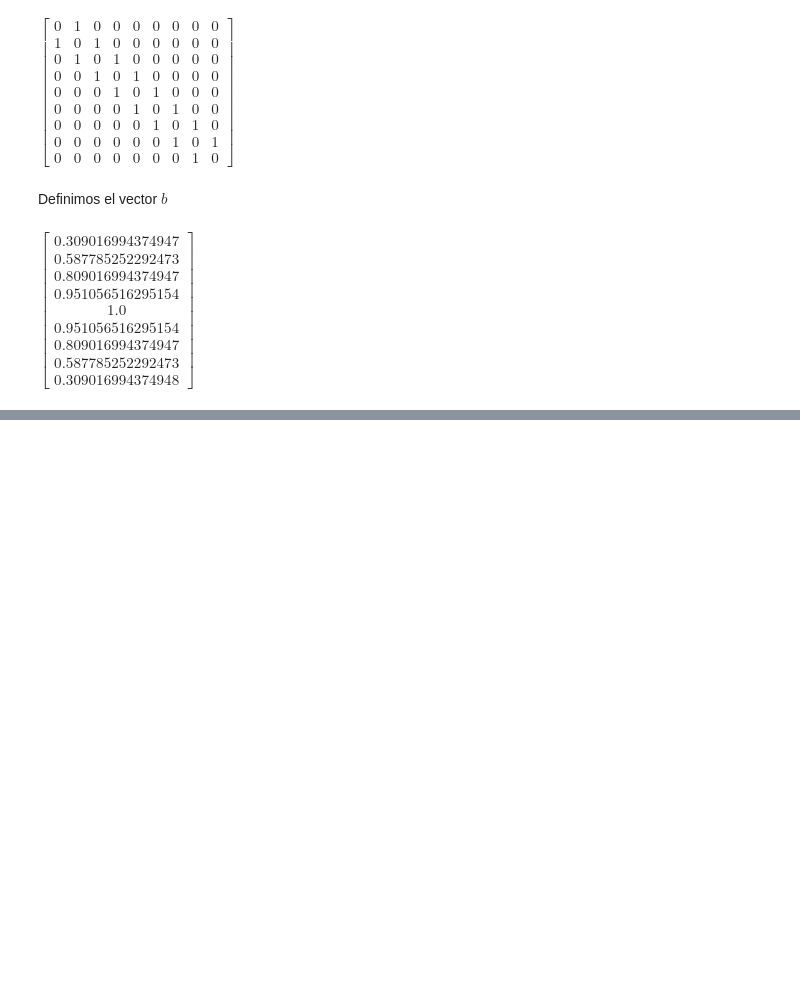
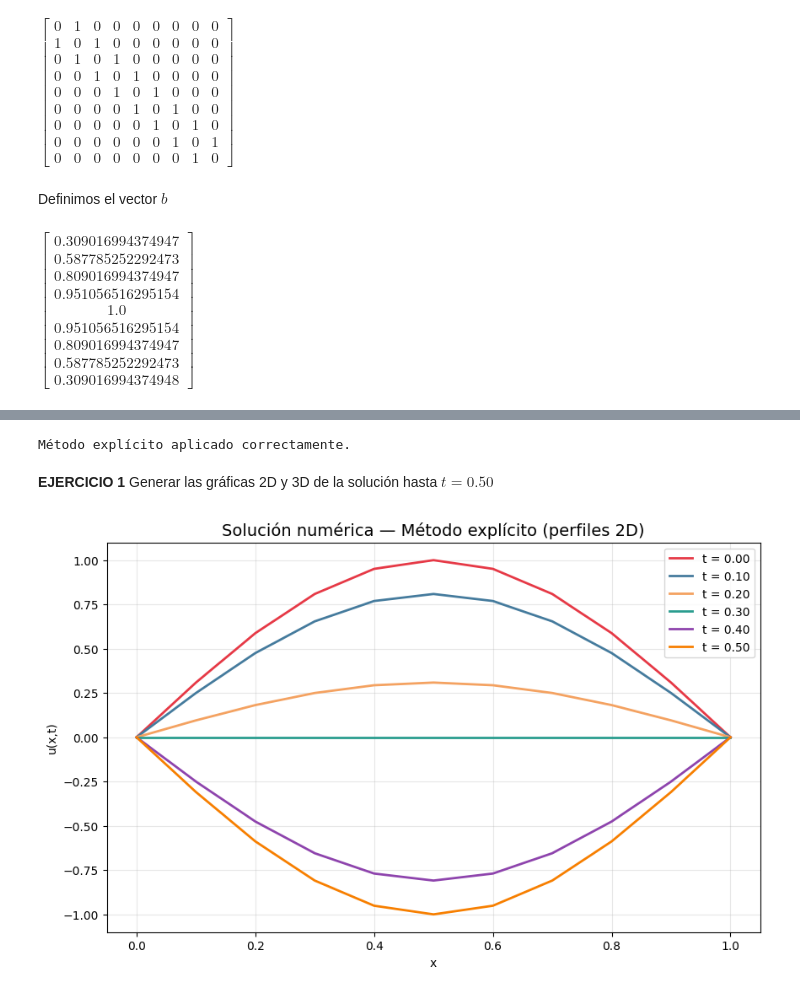
Before and after one commit to KarlaMichelleSorianoSanhez/EDP-1, a Jupyter notebook: Ecuación_hiperbolica_.ipynb, the cells around one changed output, grey strips where cells are left out. Cells and saved outputs as stored; diff of their text form; code cells hidden in the pictures; blank space fills up the shorter version.

```diff
--- a/Ecuación_hiperbolica_.ipynb
+++ b/Ecuación_hiperbolica_.ipynb
@@ -162,0 +262,18 @@ $\displaystyle \left[\begin{matrix}0.309016994374947\\0.587785252292473\\0.80901
+# %%
+# ==========================================================
+# Cálculo de u^1 (t = k)
+# Usamos el desarrollo central especial para el primer paso
+# ==========================================================
+
+# Para los nodos interiores
+for i in range(1, Nx - 1):
+    U[1, i] = (
+        U[0, i]
+        + lam**2 * 0.5 * (U[0, i+1] - 2*U[0, i] + U[0, i-1])
+    )
+
+# Condiciones de frontera
+U[1, 0]  = 0.0
+U[1, -1] = 0.0
+
+print("Malla construida correctamente y condiciones iniciales aplicadas.")
@@ -162,0 +317,52 @@ $\displaystyle \left[\begin{matrix}0.309016994374947\\0.587785252292473\\0.80901
+# %%
+# ==========================================================
+#      MÉTODO EXPLÍCITO PARA LA ECUACIÓN DE ONDA
+# ==========================================================
+
+# Recorremos los tiempos n = 1, 2, ..., Nt-2
+for n in range(1, Nt - 1):
+
+    # Para nodos interiores i = 1, ..., Nx-2
+    for i in range(1, Nx - 1):
+
+        U[n+1, i] = (
+            2*(1 - lam**2)*U[n, i]           # término central
+            + lam**2 * (U[n, i+1] + U[n, i-1])  # dependencias espaciales
+            - U[n-1, i]                      # nivel temporal anterior
+        )
+
+    # Condiciones de frontera homogéneas
+    U[n+1, 0]  = 0.0
+    U[n+1, -1] = 0.0
+
+print("Método explícito aplicado correctamente.")
+# %% [output]
+Método explícito aplicado correctamente.
+# %% [markdown]
+**EJERCICIO 1** Generar las gráficas 2D y 3D de la solución hasta $t=0.50$
+# %%
+# ==========================================================
+# Ejercicio 1: Gráficas 2D con colores personalizados
+# ==========================================================
+
+import matplotlib.pyplot as plt
+
+# Paleta completamente diferente al ejemplo que enviaste
+colores = ["#E63946", "#457B9D", "#F4A261", "#2A9D8F", "#8E44AD", "#F77F00"]
+
+tiempos_interes = [0, 0.10, 0.20, 0.30, 0.40, 0.50]
+indices_t = [int(tiempo/k) for tiempo in tiempos_interes]
+
+plt.figure(figsize=(10,6))
+
+for tiempo, idx, col in zip(tiempos_interes, indices_t, colores):
+    plt.plot(x, U[idx, :], label=f"t = {tiempo:.2f}", color=col, linewidth=2)
+
+plt.title("Solución numérica — Método explícito (perfiles 2D)", fontsize=14)
+plt.xlabel("x")
+plt.ylabel("u(x,t)")
+plt.grid(True, alpha=0.3)
+plt.legend()
+plt.show()
+# %% [output]
+[figure, added]
```
Also changed, not shown: parts of 12 cells of this notebook.
